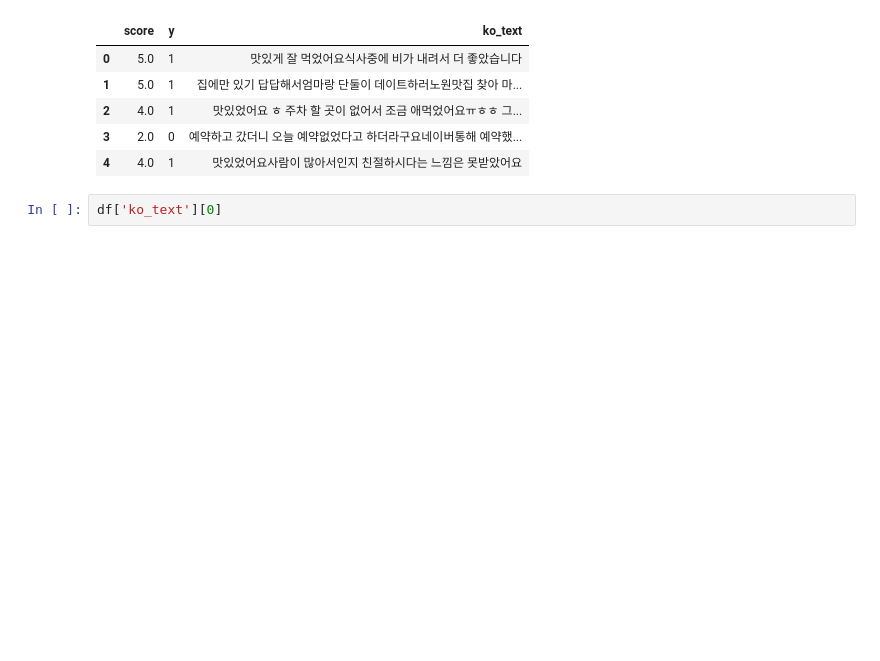
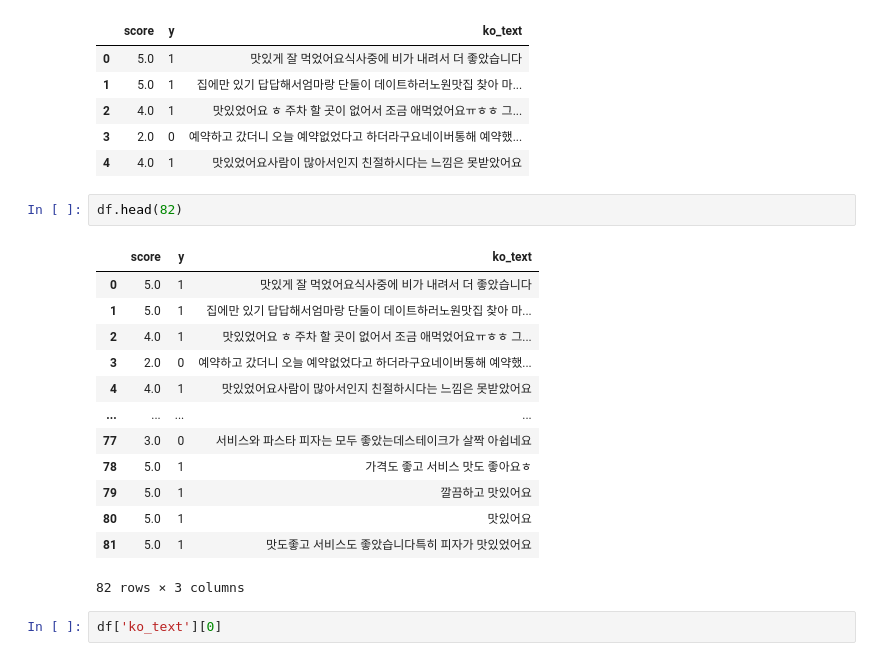
Before and after one commit to COMDORI-HWJ/Python-Data-Analysis, a Jupyter notebook: Final-pro.ipynb, the cells around one changed output. Drawn from its saved outputs; the diff is of its cells as text; blank space fills up the shorter version.

```diff
--- a/Final-pro.ipynb
+++ b/Final-pro.ipynb
@@ -163,6 +174,22 @@ df.head()
 | 2 | 4.0 | 1 | 맛있었어요 ㅎ 주차 할 곳이 없어서 조금 애먹었어요ㅠㅎㅎ 그... |
 | 3 | 2.0 | 0 | 예약하고 갔더니 오늘 예약없었다고 하더라구요네이버통해 예약했... |
 | 4 | 4.0 | 1 | 맛있었어요사람이 많아서인지 친절하시다는 느낌은 못받았어요 |
+# %%
+df.head(82)
+# %% [output]
+|  | score | y | ko_text |
+| 0 | 5.0 | 1 | 맛있게 잘 먹었어요식사중에 비가 내려서 더 좋았습니다 |
+| 1 | 5.0 | 1 | 집에만 있기 답답해서엄마랑 단둘이 데이트하러노원맛집 찾아 마... |
+| 2 | 4.0 | 1 | 맛있었어요 ㅎ 주차 할 곳이 없어서 조금 애먹었어요ㅠㅎㅎ 그... |
+| 3 | 2.0 | 0 | 예약하고 갔더니 오늘 예약없었다고 하더라구요네이버통해 예약했... |
+| 4 | 4.0 | 1 | 맛있었어요사람이 많아서인지 친절하시다는 느낌은 못받았어요 |
+| ... | ... | ... | ... |
+| 77 | 3.0 | 0 | 서비스와 파스타 피자는 모두 좋았는데스테이크가 살짝 아쉽네요 |
+| 78 | 5.0 | 1 | 가격도 좋고 서비스 맛도 좋아요ㅎ |
+| 79 | 5.0 | 1 | 깔끔하고 맛있어요 |
+| 80 | 5.0 | 1 | 맛있어요 |
+| 81 | 5.0 | 1 | 맛도좋고 서비스도 좋았습니다특히 피자가 맛있었어요 |
+82 rows × 3 columns
 # %%
 df['ko_text'][0]
 # %% [output]
```
Also changed, not shown: parts of 25 cells of this notebook.
